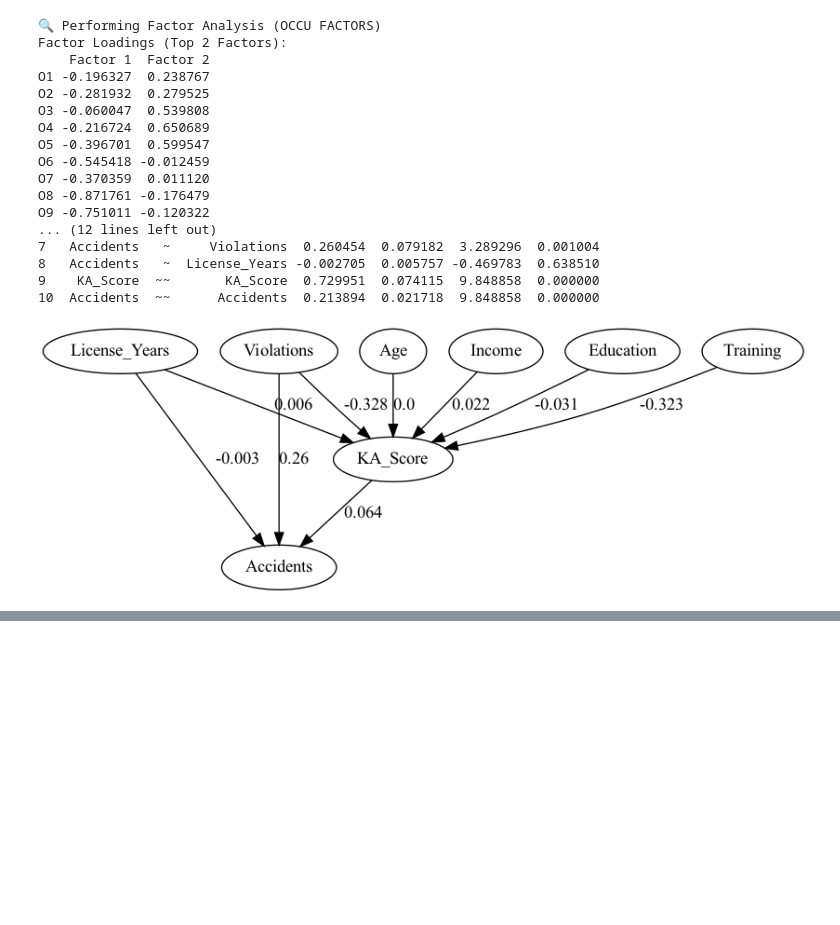
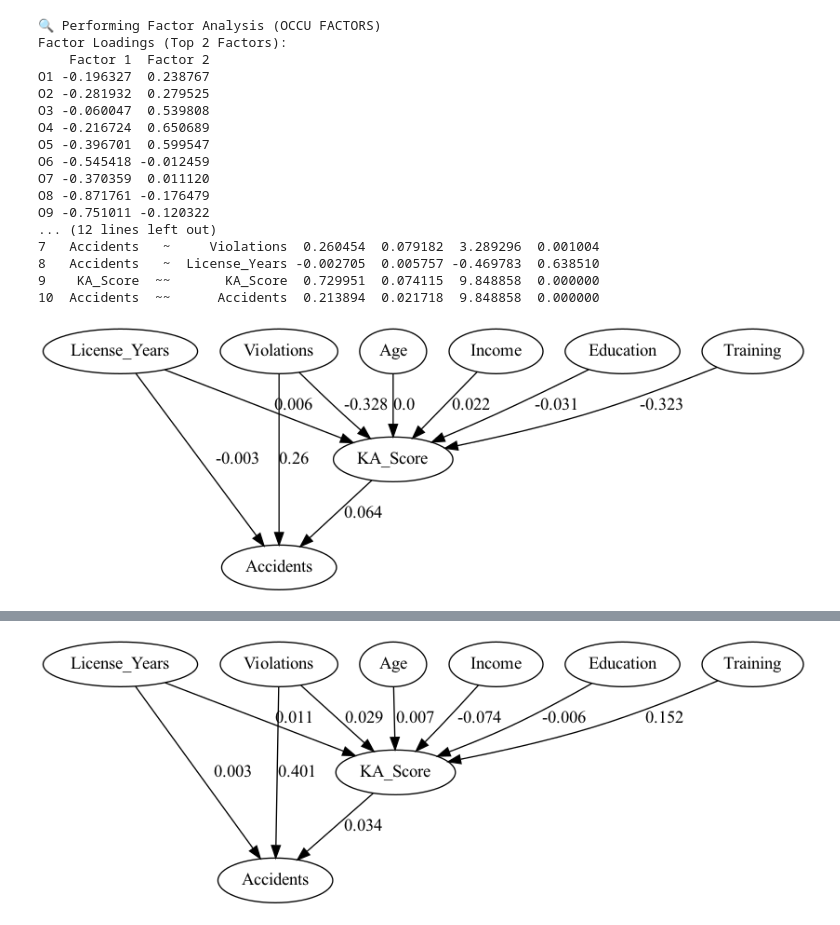
Before and after one commit to Baboyeatami/Stats_repo, a Jupyter notebook: SEM Stats.ipynb, the cells around one changed output, grey strips where cells are left out. Cells and saved outputs as stored; diff of their text form; code cells hidden in the pictures; blank space fills up the shorter version.

```diff
--- a/SEM Stats.ipynb
+++ b/SEM Stats.ipynb
@@ -569,5 +569,80 @@ for _, row in edges.iterrows():
 dot.render('sem_path_diagram', view=False)
 from IPython.display import Image, display
 display(Image(filename='sem_path_diagram.png'))
+
+
+# 5. FACTOR ANALYSIS AND SEM (NON-OCCU OCCUPATIONAL FACTORS)
+# =============================================
+print("\n🔍 Performing Factor Analysis (NON-OCCU FACTORS)")
+
+# Standardize data for factor analysis
+nonoccu_factors_clean = nonoccu_factors.dropna()
+scaler = StandardScaler()
+nonoccu_factors_scaled = scaler.fit_transform(nonoccu_factors_clean)
+
+# Fit Factor Analysis (adjust n_components as needed)
+fa = FactorAnalysis(n_components=2, random_state=0)
+fa.fit(nonoccu_factors_scaled)
+
+print("Factor Loadings (Top 2 Factors):")
+nonoccu_loadings = pd.DataFrame(fa.components_.T,
+                                index=nonoccu_factors.columns,
+                                columns=['Factor 1', 'Factor 2'])
+print(nonoccu_loadings)
+
+# =============================================
+# 6. STRUCTURAL EQUATION MODELING (SEM ANALYSIS)
+# =============================================
+print("\n📐 Performing SEM Analysis (NON-OCCU Demographics to KA and Accidents)")
+
+# Prepare SEM data
+df_sem_nonoccu = nonoccu_data.copy()
+for col in df_sem_nonoccu.columns:
+    if df_sem_nonoccu[col].dtype == 'object':
+        df_sem_nonoccu[col] = LabelEncoder().fit_transform(df_sem_nonoccu[col].astype(str))
+
+# SEM model description
+model_desc_nonoccu = """
+KA_Score ~ Age + Education + Income + Training + License_Years + Violations
+Accidents ~ KA_Score + Violations + License_Years
+"""
+
+# Fit the SEM model
+sem_model_nonoccu = Model(model_desc_nonoccu)
+sem_model_nonoccu.load_dataset(df_sem_nonoccu)
+sem_model_nonoccu.fit()
+
+# Output SEM estimates
+print("\nSEM Estimates (NON-OCCU):")
+estimates_nonoccu = sem_model_nonoccu.inspect()
+print(estimates_nonoccu[['lval', 'op', 'rval', 'Estimate', 'Std. Err', 'z-value', 'p-value']])
+
+# === Reuse your fitted model ===
+# Make sure `model` and `df_sem` are defined and fitted
+
+# Inspect path estimates
+estimates = sem_model_nonoccu.inspect()
+edges = estimates[estimates['op'] == '~']  # Regression paths
+
+# Initialize Graphviz Digraph
+dot = Digraph(format='png')
+dot.attr('node', shape='ellipse')
+
+# Add nodes
+variables = set(edges['lval']).union(set(edges['rval']))
+for var in variables:
+    dot.node(var)
+
+# Add directed edges (paths)
+for _, row in edges.iterrows():
+    source = row['rval']
+    target = row['lval']
+    estimate = round(row['Estimate'], 3)
+    dot.edge(source, target, label=str(estimate))
+
+# Render and display
+dot.render('sem_path_diagram', view=False)
+from IPython.display import Image, display
+display(Image(filename='sem_path_diagram.png'))
 # %% [output]
 [figure]
@@ -573,0 +666 @@ display(Image(filename='sem_path_diagram.png'))
+[figure, added]
```
Also changed, not shown: parts of 1 cell of this notebook.
